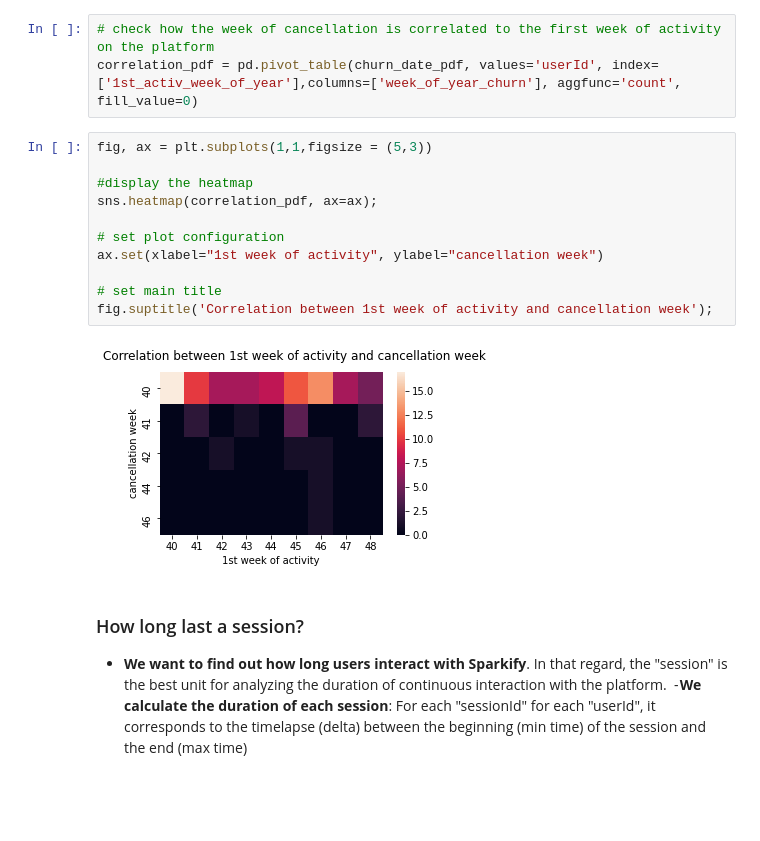
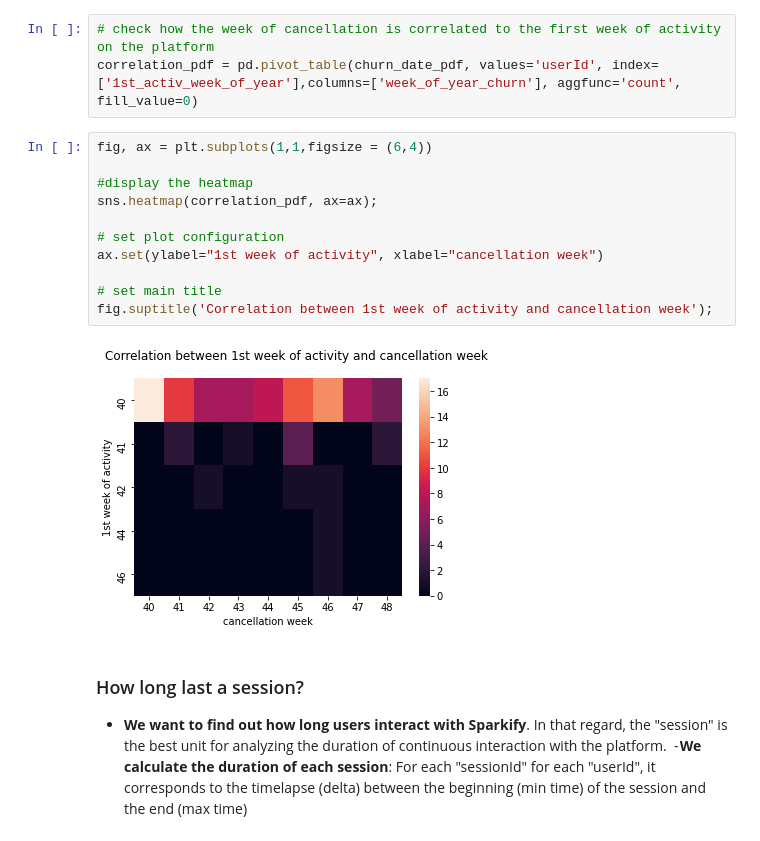
Before and after one commit to guerre381/udacity_sparkify, a Jupyter notebook: main_distributed.ipynb, the cells around one changed output. Drawn from its saved outputs; the diff is of its cells as text; blank space fills up the shorter version.

```diff
--- a/main_distributed.ipynb
+++ b/main_distributed.ipynb
@@ -894,18 +894,18 @@ The is_first_col function was deprecated in Matplotlib 3.4 and will be removed t
 # check how the week of cancellation is correlated to the first week of activity on the platform
 correlation_pdf = pd.pivot_table(churn_date_pdf, values='userId', index=['1st_activ_week_of_year'],columns=['week_of_year_churn'], aggfunc='count', fill_value=0)
 # %%
-fig, ax = plt.subplots(1,1,figsize = (5,3))
+fig, ax = plt.subplots(1,1,figsize = (6,4))
 
 #display the heatmap
 sns.heatmap(correlation_pdf, ax=ax);
 
 # set plot configuration
-ax.set(xlabel="1st week of activity", ylabel="cancellation week")
+ax.set(ylabel="1st week of activity", xlabel="cancellation week")
 
 # set main title
 fig.suptitle('Correlation between 1st week of activity and cancellation week');
 # %% [output]
-[figure, old version]
+[figure, new version]
 # %% [markdown]
 ### How long last a session?
    - **We want to find out how long users interact with Sparkify**. In that regard, the "session" is the best unit for analyzing the duration of continuous interaction with the platform.
```
Also changed, not shown: parts of 30 cells of this notebook, 1 other file.
